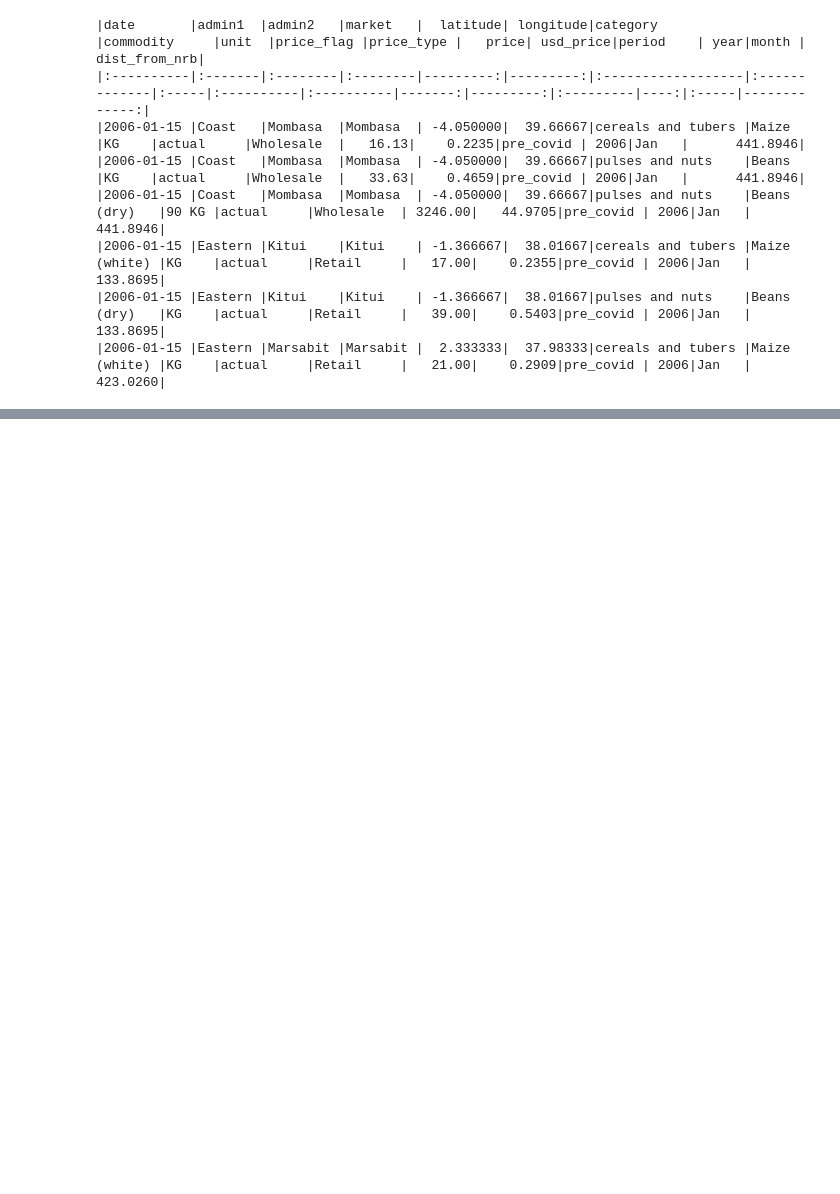
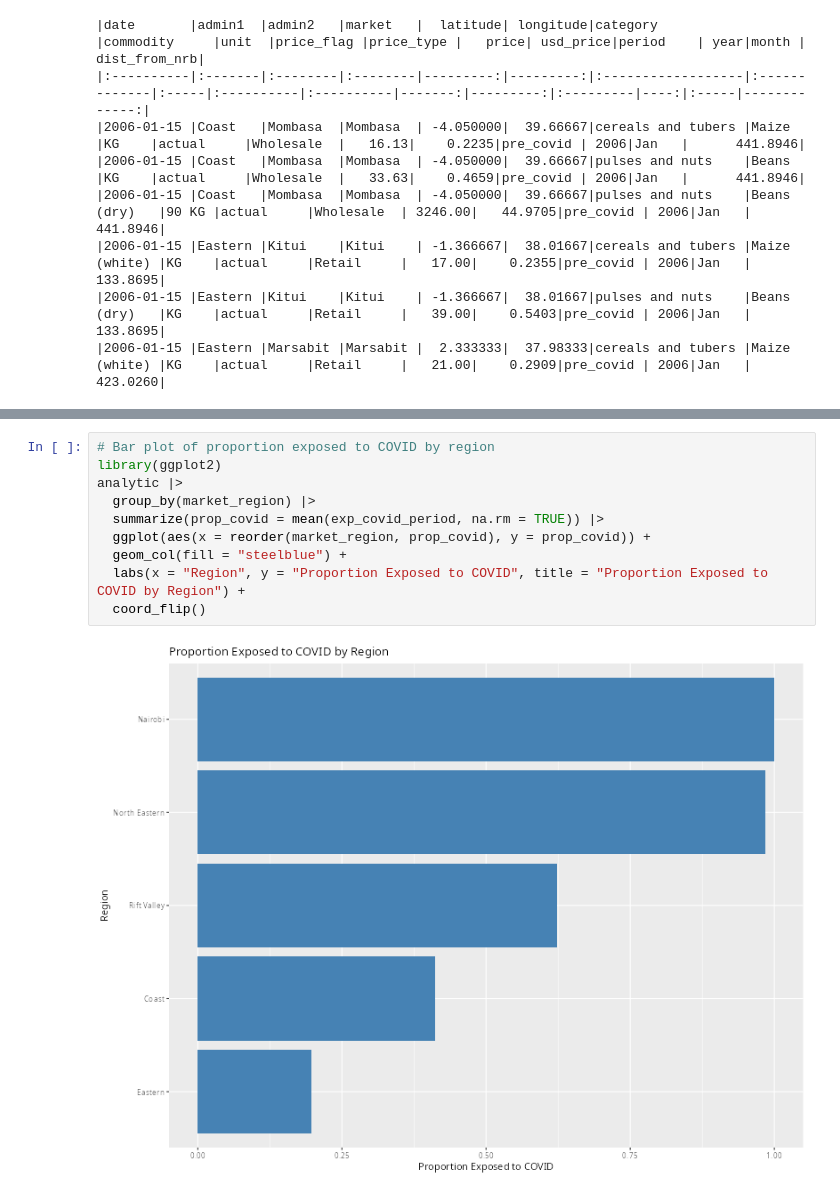
Before and after one commit to Chrisolande/Bayesian-Structural-Time-Series-for-Causal-Impact, a Jupyter notebook: iteration.ipynb, the cells around one changed output, grey strips where cells are left out. Cells and saved outputs as stored; diff of their text form; blank space fills up the shorter version.

```diff
--- a/iteration.ipynb
+++ b/iteration.ipynb
@@ -685,0 +954,12 @@ values.
+# %%
+# Bar plot of proportion exposed to COVID by region
+library(ggplot2)
+analytic |>
+  group_by(market_region) |>
+  summarize(prop_covid = mean(exp_covid_period, na.rm = TRUE)) |>
+  ggplot(aes(x = reorder(market_region, prop_covid), y = prop_covid)) +
+  geom_col(fill = "steelblue") +
+  labs(x = "Region", y = "Proportion Exposed to COVID", title = "Proportion Exposed to COVID by Region") +
+  coord_flip()
+# %% [output]
+[figure, added]
```
Also changed, not shown: parts of 31 cells of this notebook.
